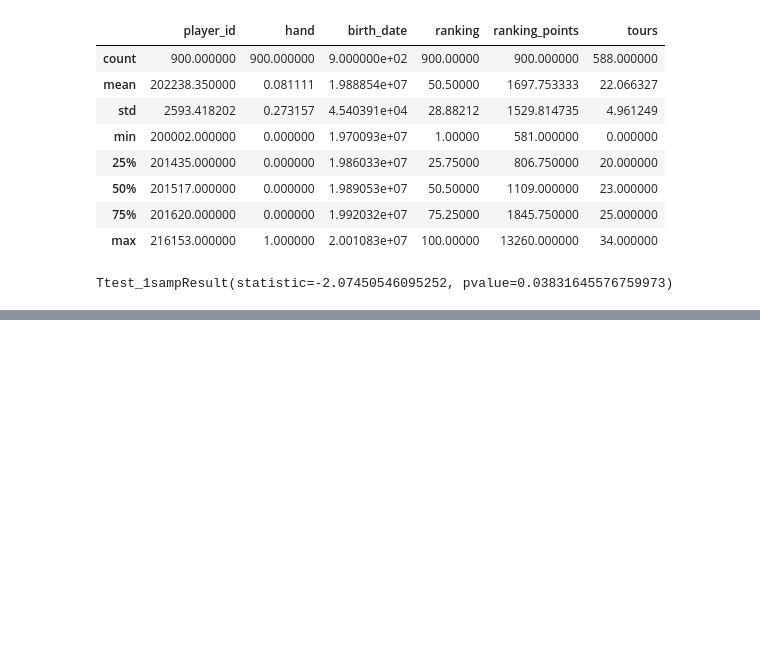
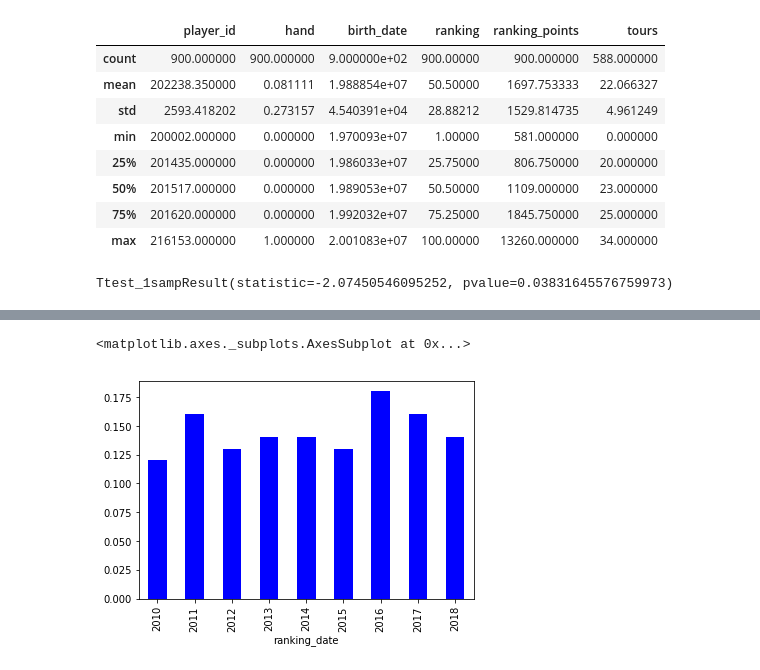
Before and after one commit to LambdaSchool/DS-Unit-1-Sprint-5-Data-Storytelling-Blog-Post, a Jupyter notebook: Project1.ipynb, the cells around one changed output, grey strips where cells are left out. Saved outputs shown, nothing was run; the diff lists cells and outputs as text; code cells hidden in the pictures; blank space fills up the shorter version.

```diff
--- a/Project1.ipynb
+++ b/Project1.ipynb
@@ -225,0 +287,5 @@ Ttest_1sampResult(statistic=-2.07450546095252, pvalue=0.03831645576759973)
+# %%
+ATPct[1].plot.bar(color='blue')
+# %% [output]
+<matplotlib.axes._subplots.AxesSubplot at 0x...>
+[figure, added]
```
Also changed, not shown: parts of 29 cells of this notebook.
